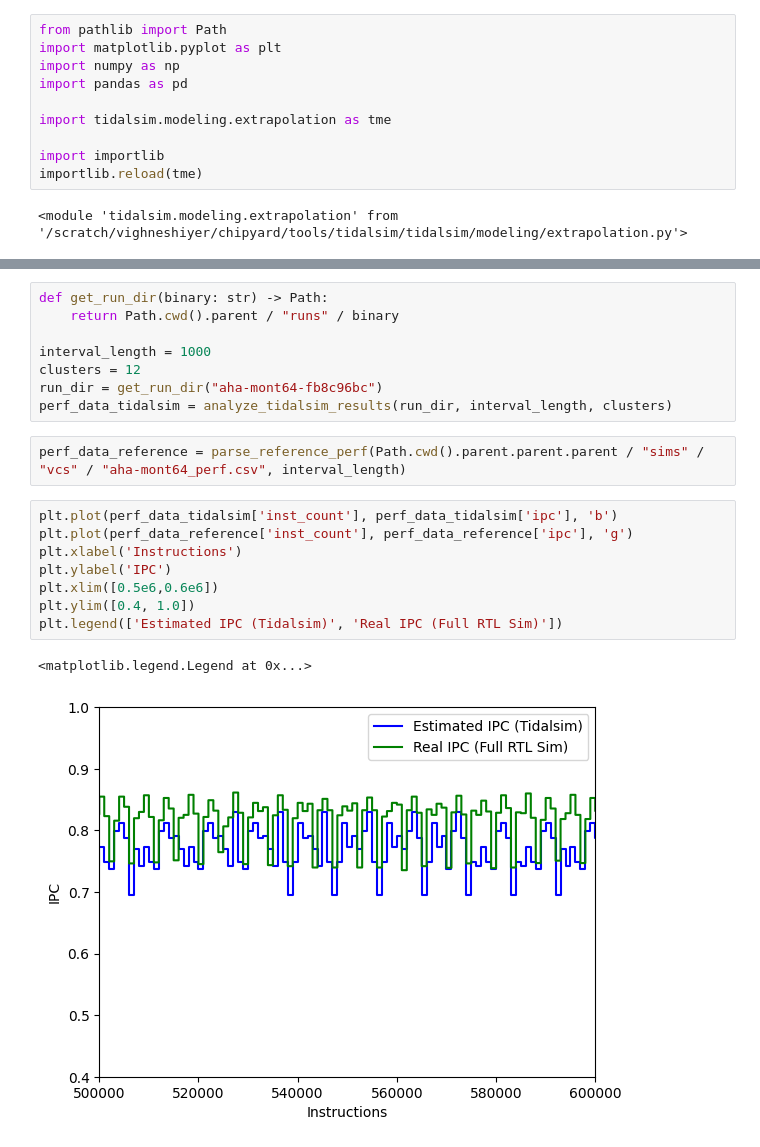
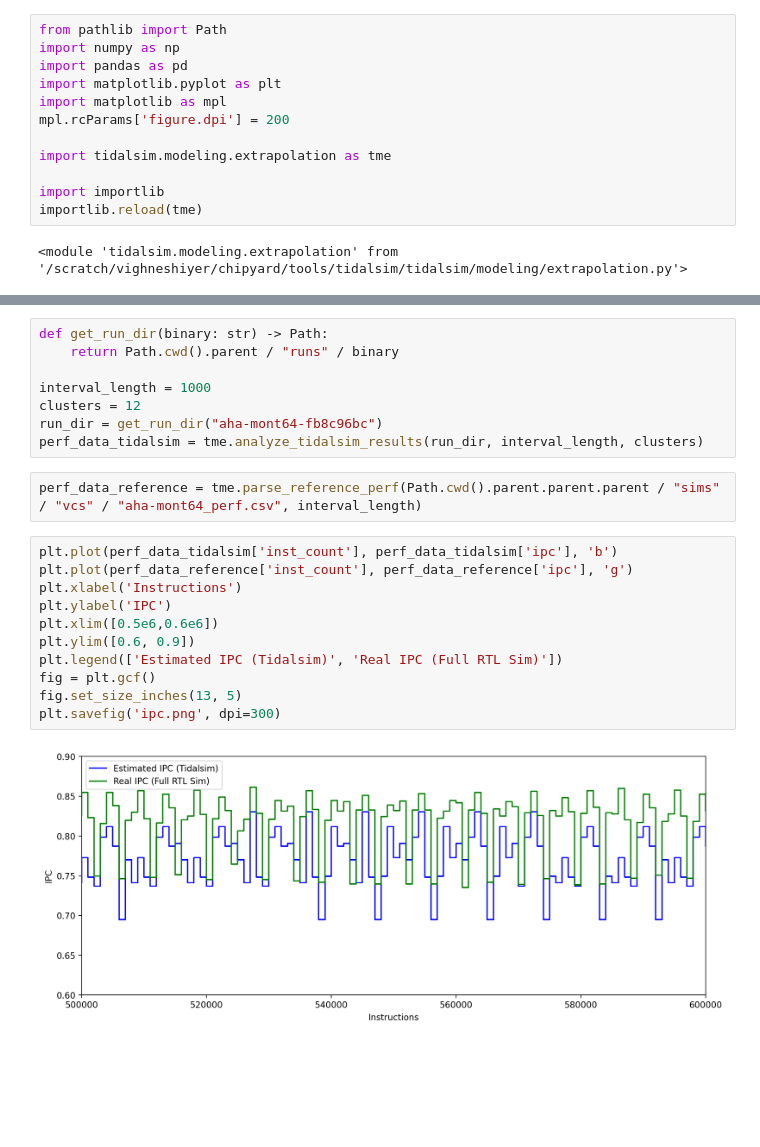
Before and after one commit to euphoric-hardware/tidalsim, a Jupyter notebook: notebooks/Plotting.ipynb, the cells around one changed output, grey strips where cells are left out. Cells and saved outputs as stored; diff of their text form; blank space fills up the shorter version.

```diff
--- a/notebooks/Plotting.ipynb
+++ b/notebooks/Plotting.ipynb
@@ -1,8 +1,10 @@
 # %%
 from pathlib import Path
-import matplotlib.pyplot as plt
 import numpy as np
 import pandas as pd
+import matplotlib.pyplot as plt
+import matplotlib as mpl
+mpl.rcParams['figure.dpi'] = 200
 
 import tidalsim.modeling.extrapolation as tme
 
@@ -68,17 +19,19 @@ def get_run_dir(binary: str) -> Path:
 interval_length = 1000
 clusters = 12
 run_dir = get_run_dir("aha-mont64-fb8c96bc")
-perf_data_tidalsim = analyze_tidalsim_results(run_dir, interval_length, clusters)
+perf_data_tidalsim = tme.analyze_tidalsim_results(run_dir, interval_length, clusters)
 # %%
-perf_data_reference = parse_reference_perf(Path.cwd().parent.parent.parent / "sims" / "vcs" / "aha-mont64_perf.csv", interval_length)
+perf_data_reference = tme.parse_reference_perf(Path.cwd().parent.parent.parent / "sims" / "vcs" / "aha-mont64_perf.csv", interval_length)
 # %%
 plt.plot(perf_data_tidalsim['inst_count'], perf_data_tidalsim['ipc'], 'b')
 plt.plot(perf_data_reference['inst_count'], perf_data_reference['ipc'], 'g')
 plt.xlabel('Instructions')
 plt.ylabel('IPC')
 plt.xlim([0.5e6,0.6e6])
-plt.ylim([0.4, 1.0])
+plt.ylim([0.6, 0.9])
 plt.legend(['Estimated IPC (Tidalsim)', 'Real IPC (Full RTL Sim)'])
+fig = plt.gcf()
+fig.set_size_inches(13, 5)
+plt.savefig('ipc.png', dpi=300)
 # %% [output]
-<matplotlib.legend.Legend at 0x...>
-[figure, old version]
+[figure, new version]
```
Also changed, not shown: parts of 1 cell of this notebook, 2 other files.
